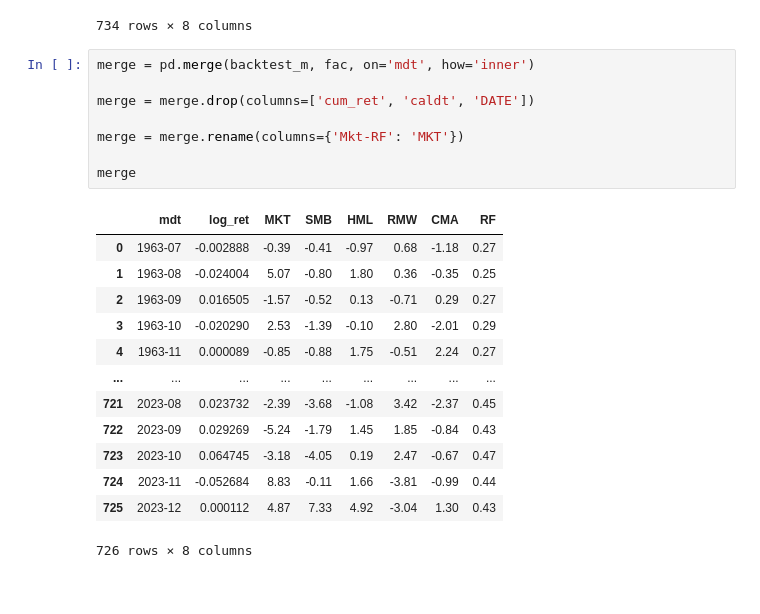
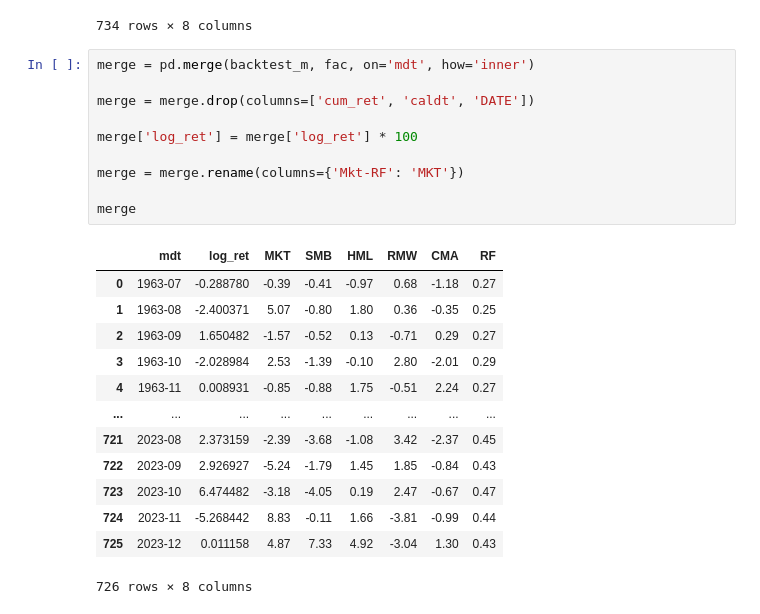
Before and after one commit to andrewhall1124/mean_reversion, a Jupyter notebook: strategies/value/ep_sg.ipynb, the cells around one changed output. Saved outputs shown, nothing was run; the diff lists cells and outputs as text.

```diff
--- a/strategies/value/ep_sg.ipynb
+++ b/strategies/value/ep_sg.ipynb
@@ -268,24 +268,26 @@ fac
 # %%
 merge = pd.merge(backtest_m, fac, on='mdt', how='inner')
 
 merge = merge.drop(columns=['cum_ret', 'caldt', 'DATE'])
 
+merge['log_ret'] = merge['log_ret'] * 100
+
 merge = merge.rename(columns={'Mkt-RF': 'MKT'})
 
 merge
 # %% [output]
 |  | mdt | log_ret | MKT | SMB | HML | RMW | CMA | RF |
-| 0 | 1963-07 | -0.002888 | -0.39 | -0.41 | -0.97 | 0.68 | -1.18 | 0.27 |
-| 1 | 1963-08 | -0.024004 | 5.07 | -0.80 | 1.80 | 0.36 | -0.35 | 0.25 |
-| 2 | 1963-09 | 0.016505 | -1.57 | -0.52 | 0.13 | -0.71 | 0.29 | 0.27 |
-| 3 | 1963-10 | -0.020290 | 2.53 | -1.39 | -0.10 | 2.80 | -2.01 | 0.29 |
-| 4 | 1963-11 | 0.000089 | -0.85 | -0.88 | 1.75 | -0.51 | 2.24 | 0.27 |
+| 0 | 1963-07 | -0.288780 | -0.39 | -0.41 | -0.97 | 0.68 | -1.18 | 0.27 |
+| 1 | 1963-08 | -2.400371 | 5.07 | -0.80 | 1.80 | 0.36 | -0.35 | 0.25 |
+| 2 | 1963-09 | 1.650482 | -1.57 | -0.52 | 0.13 | -0.71 | 0.29 | 0.27 |
+| 3 | 1963-10 | -2.028984 | 2.53 | -1.39 | -0.10 | 2.80 | -2.01 | 0.29 |
+| 4 | 1963-11 | 0.008931 | -0.85 | -0.88 | 1.75 | -0.51 | 2.24 | 0.27 |
 | ... | ... | ... | ... | ... | ... | ... | ... | ... |
-| 721 | 2023-08 | 0.023732 | -2.39 | -3.68 | -1.08 | 3.42 | -2.37 | 0.45 |
-| 722 | 2023-09 | 0.029269 | -5.24 | -1.79 | 1.45 | 1.85 | -0.84 | 0.43 |
-| 723 | 2023-10 | 0.064745 | -3.18 | -4.05 | 0.19 | 2.47 | -0.67 | 0.47 |
-| 724 | 2023-11 | -0.052684 | 8.83 | -0.11 | 1.66 | -3.81 | -0.99 | 0.44 |
-| 725 | 2023-12 | 0.000112 | 4.87 | 7.33 | 4.92 | -3.04 | 1.30 | 0.43 |
+| 721 | 2023-08 | 2.373159 | -2.39 | -3.68 | -1.08 | 3.42 | -2.37 | 0.45 |
+| 722 | 2023-09 | 2.926927 | -5.24 | -1.79 | 1.45 | 1.85 | -0.84 | 0.43 |
+| 723 | 2023-10 | 6.474482 | -3.18 | -4.05 | 0.19 | 2.47 | -0.67 | 0.47 |
+| 724 | 2023-11 | -5.268442 | 8.83 | -0.11 | 1.66 | -3.81 | -0.99 | 0.44 |
+| 725 | 2023-12 | 0.011158 | 4.87 | 7.33 | 4.92 | -3.04 | 1.30 | 0.43 |
 726 rows × 8 columns
 # %%
 model = smf.ols("log_ret ~ MKT + SMB + HML + RMW + CMA", data=merge).fit()
```
Also changed, not shown: parts of 2 cells of this notebook, 1 other file.
